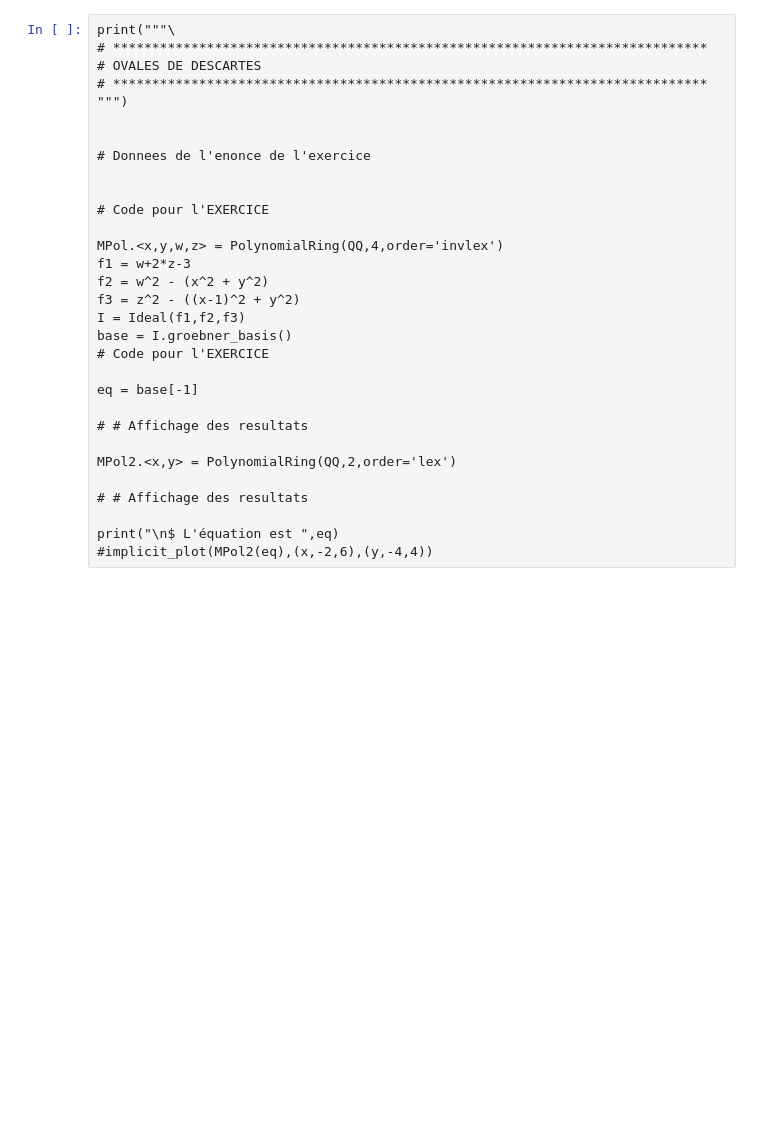
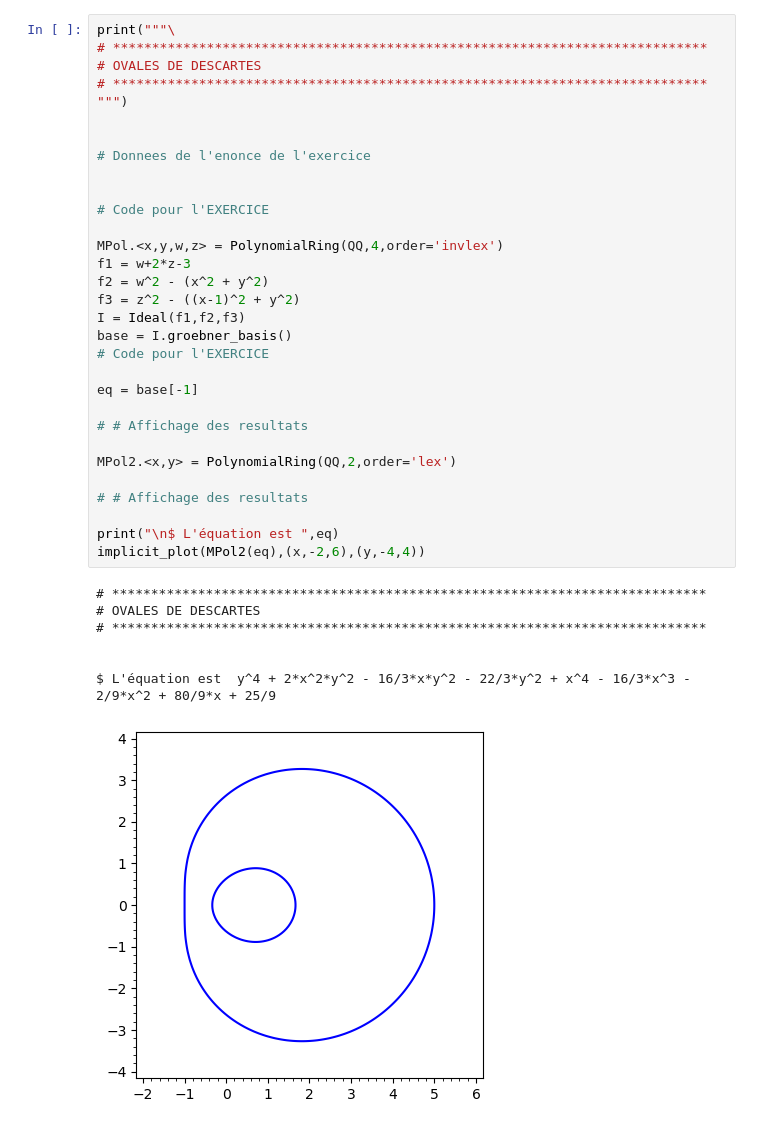
Before and after one commit to scarlett-KONG/ACCQ203, a Jupyter notebook: TP6.ipynb, the cells around one changed output. Cells and saved outputs as stored; diff of their text form; blank space fills up the shorter version.

```diff
--- a/TP6.ipynb
+++ b/TP6.ipynb
@@ -285,31 +360,39 @@ print("\n$1/ ",formule)
 # %%
 print("""\
 # ****************************************************************************
 # OVALES DE DESCARTES
 # ****************************************************************************
 """)
 
 
 # Donnees de l'enonce de l'exercice
 
 
 # Code pour l'EXERCICE
 
 MPol.<x,y,w,z> = PolynomialRing(QQ,4,order='invlex')
 f1 = w+2*z-3
 f2 = w^2 - (x^2 + y^2)
 f3 = z^2 - ((x-1)^2 + y^2)
 I = Ideal(f1,f2,f3)
 base = I.groebner_basis()
 # Code pour l'EXERCICE
 
 eq = base[-1]
 
 # # Affichage des resultats
 
 MPol2.<x,y> = PolynomialRing(QQ,2,order='lex')
 
 # # Affichage des resultats
 
 print("\n$ L'équation est ",eq)
-#implicit_plot(MPol2(eq),(x,-2,6),(y,-4,4))
+implicit_plot(MPol2(eq),(x,-2,6),(y,-4,4))
+# %% [output]
+# ****************************************************************************
+# OVALES DE DESCARTES
+# ****************************************************************************
+
+
+$ L'équation est  y^4 + 2*x^2*y^2 - 16/3*x*y^2 - 22/3*y^2 + x^4 - 16/3*x^3 - 2/9*x^2 + 80/9*x + 25/9
+[figure, added]
```
Also changed, not shown: parts of 7 cells of this notebook, 1 other file.
